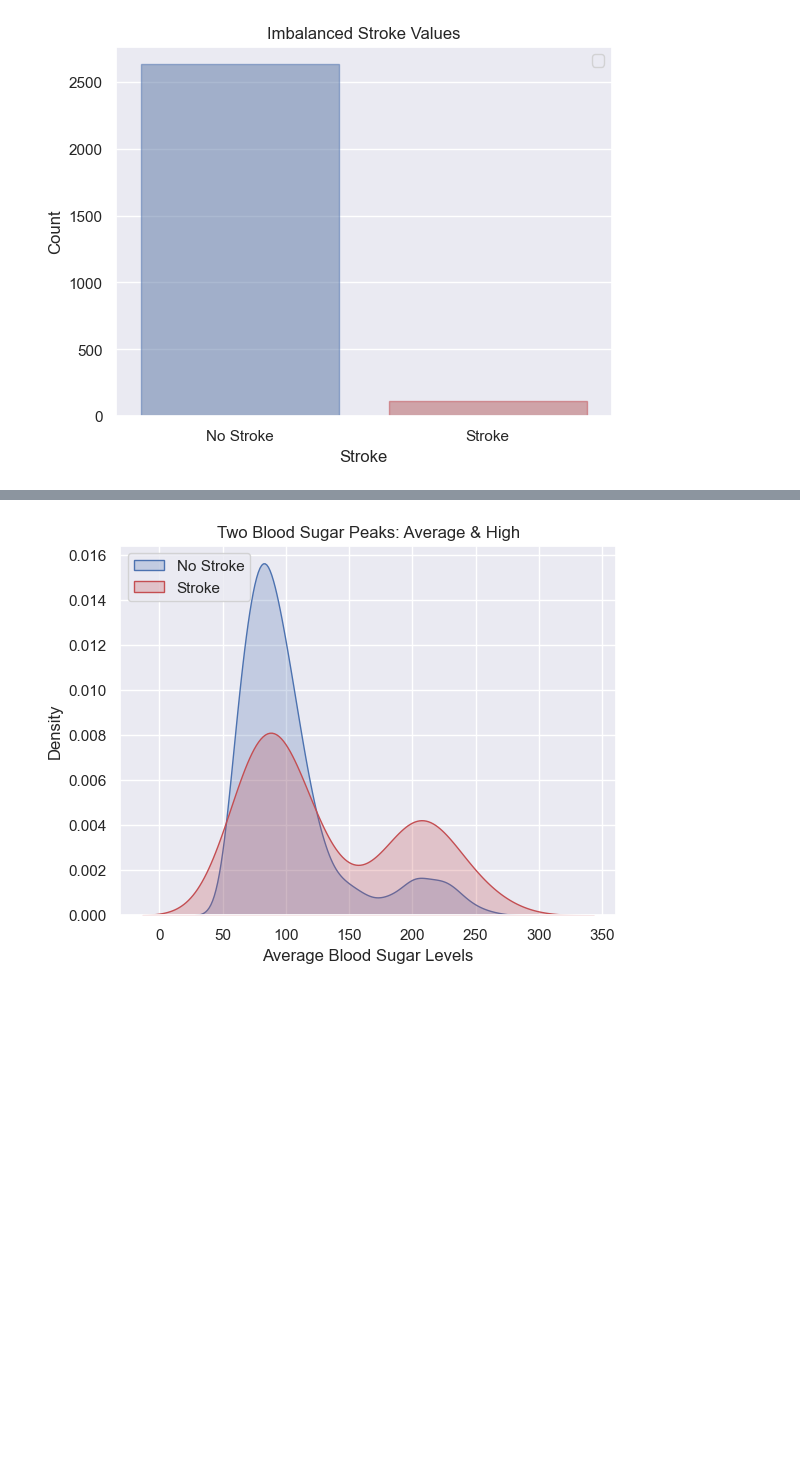
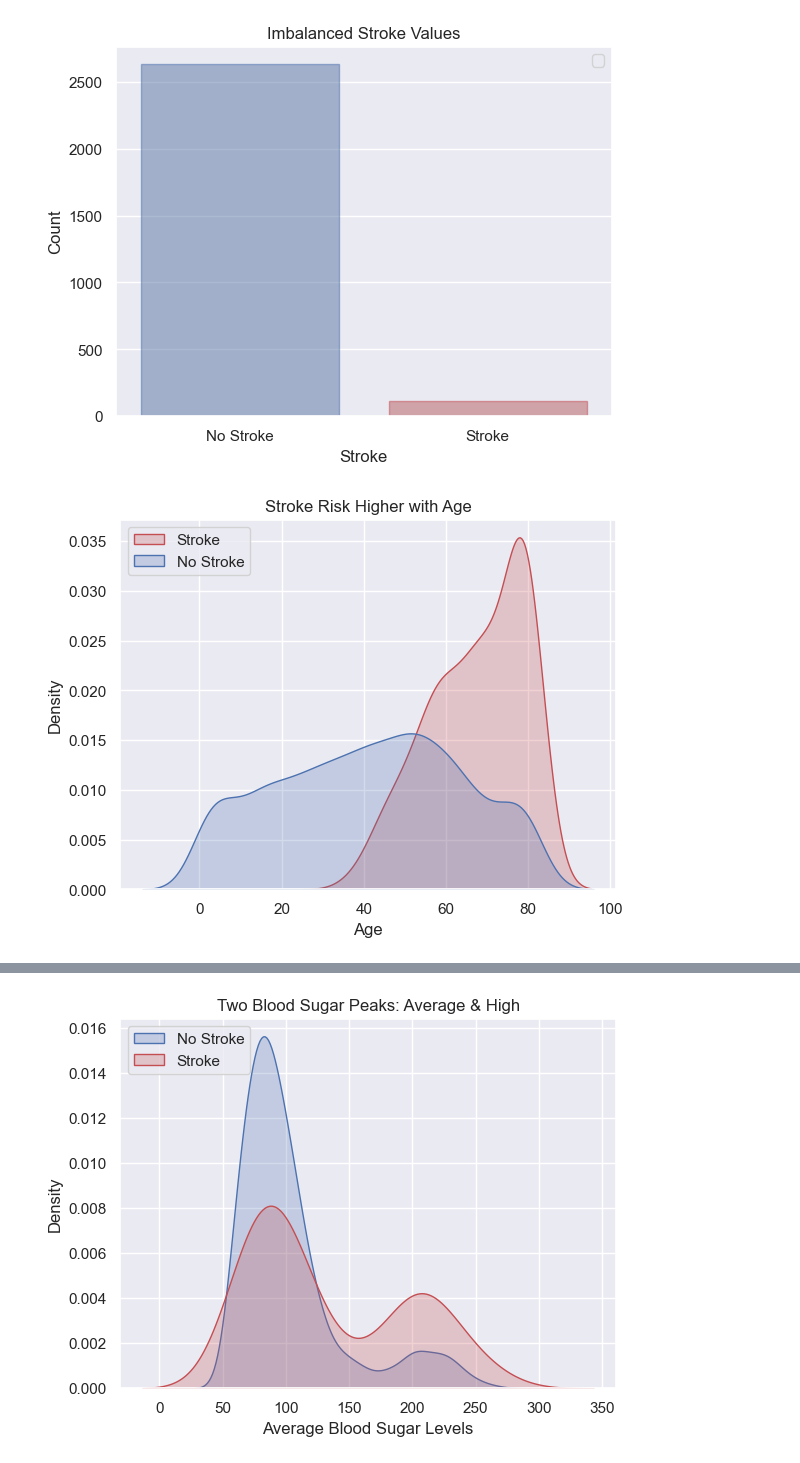
Before and after one commit to aaron-mv-moore/classification-stroke-prediction, a Jupyter notebook: working_explore.ipynb, the cells around one changed output, grey strips where cells are left out. Cells and saved outputs as stored; diff of their text form; code cells hidden in the pictures; blank space fills up the shorter version.

```diff
--- a/working_explore.ipynb
+++ b/working_explore.ipynb
@@ -340,3 +340,21 @@ def get_age_visual(train):
     plt.show()
 
     return
+# %%
+sns.set()
+# getting two dataframes, one with only people who had a stroke a
+no_stroke = train[train['stroke'] != 1]
+
+stroke = train[train['stroke'] == 1]
+
+
+# plotting both distibutions on the same figure
+fig = sns.kdeplot(stroke['age'], shade=True, color = "r", label = 'Stroke')
+fig = sns.kdeplot(no_stroke['age'], shade=True, color="b", label = 'No Stroke')
+plt.xlabel('Age')
+plt.title('Stroke Risk Higher with Age')
+plt.legend(loc='upper left')
+plt.savefig('stroke_age.jpg')
+plt.show()
+# %% [output]
+[figure, added]
```
Also changed, not shown: parts of 2 cells of this notebook, 6 other files.
